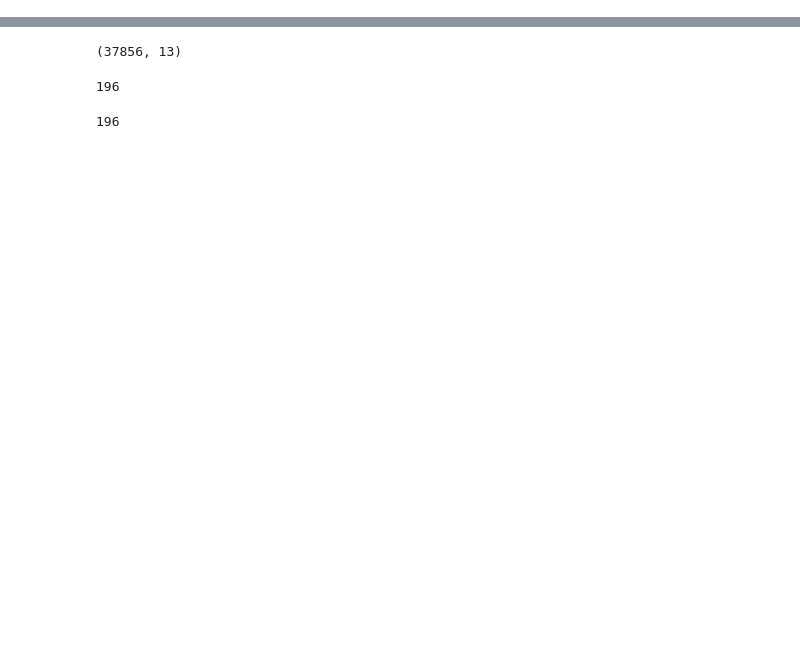
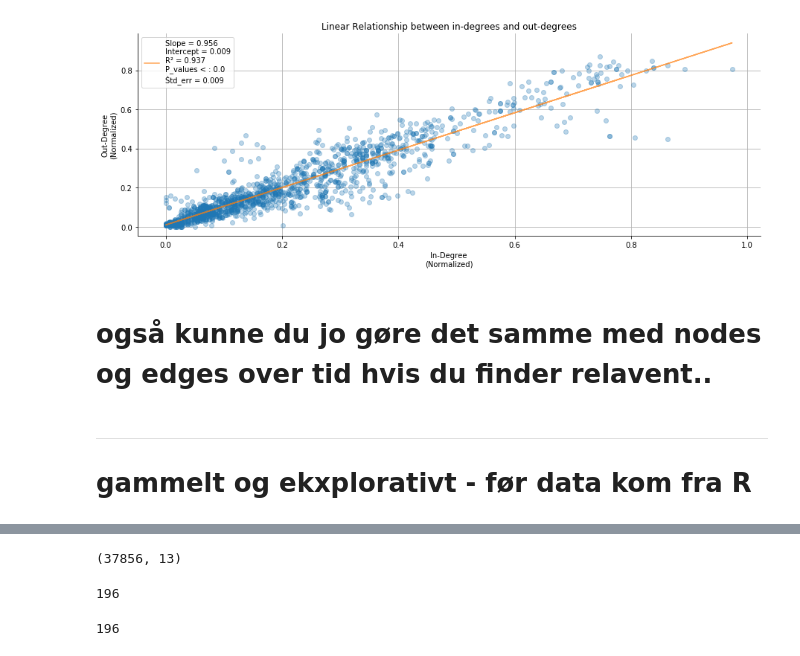
Before and after one commit to Polichinel/SNA, a Jupyter notebook: main_py.ipynb, the cells around one changed output, grey strips where cells are left out. Saved outputs shown, nothing was run; the diff lists cells and outputs as text; code cells hidden in the pictures; blank space fills up the shorter version.

Commit message:
implimenting the data from main_R

```diff
--- a/main_py.ipynb
+++ b/main_py.ipynb
@@ -10,3 +10,10 @@ import seaborn as sns
 
 from networkx.drawing.nx_agraph import graphviz_layout
 import graphviz
+# %%
+df = pd.read_csv("diplodata_network_full.csv", index_col= 0)
+df.reset_index(inplace = True, drop= True)
+
+df.rename(columns= {'graph_deg_cantr_in.centralization' : 'graph_deg_cantr_in_centralization' ,
+           'graph_deg_cantr_out.centralization' : 'graph_deg_cantr_out_centralization',
+           'graph_deg_cantr_all.centralization' : 'graph_deg_cantr_all_centralization'}, inplace = True)
@@ -13,3 +98,52 @@ import graphviz
+# %%
+def plot_in_out(df=df):
+
+    plt.figure(figsize=[15,5])
+
+    plt.title('Linear Relationship between in-degrees and out-degrees')
+
+
+    x = df['indegree_norm']
+    y = df['outdegree_norm']
+
+    slope, intercept, r_value, p_value, std_err = stats.linregress(x,y)
+    line = slope*x+intercept
+
+
+    label = 'Slope = ' + str(round(slope,3)) + \
+        '\n' + 'Intercept = ' + str(round(intercept,3)) + \
+        '\n' + 'R² = ' + str(round(r_value,3)) +\
+        '\n' + 'P_values < : ' + str(round(p_value,3)) +\
+        '\n' + 'Śtd_err = ' + str(round(std_err,3))
+
+    plt.plot(x,y,'o', alpha = 0.3, label = '')
+    plt.plot(x, line, '-', label = label, alpha = 0.7)
+
+    # plt.text(0.01,0.85,'Slope: ' + str(round(slope,3)))
+    # plt.text(0.01,0.8,'Intercept: ' + str(round(intercept,3)))
+    # plt.text(0.01,0.75,'R²: ' + str(round(r_value,3)))
+    # plt.text(0.01,0.7,'P_values<: ' + str(round(p_value,3)))
+    # plt.text(0.01,0.65,'Śtd_err: ' + str(round(std_err,3)))
+
+
+    plt.xlabel('In-Degree\n(Normalized)')
+    plt.ylabel('Out-Degree\n(Normalized)')
+
+    plt.grid()
+    sns.despine()
+    plt.legend()
+    plt.show()
+
+    #print('slope: {:.3}\tintercept: {:.3}\tr²: {:.3}\tp_value: {:.3}\tstd_err: {:.3}'.format(slope, intercept, r_value**2, p_value, std_err))
+
+plot_in_out()
+# %% [output]
+[figure, added]
+# %% [markdown]
+# også kunne du jo gøre det samme med nodes og edges over tid hvis du finder relavent..
+# %% [markdown]
+---
+# gammelt og ekxplorativt - før data kom fra R
 # %%
 df = pd.read_excel("/home/polichinel/Dropbox/KU/9.semester/SNA/data/DIPCON_3.0_Dyads.xlsx")
 #df.to_csv('/home/polichinel/Dropbox/KU/9.semester/SNA/data/DIPCON_3.0_Dyads.csv') for your R part..
```
Also changed, not shown: parts of 9 cells of this notebook.
